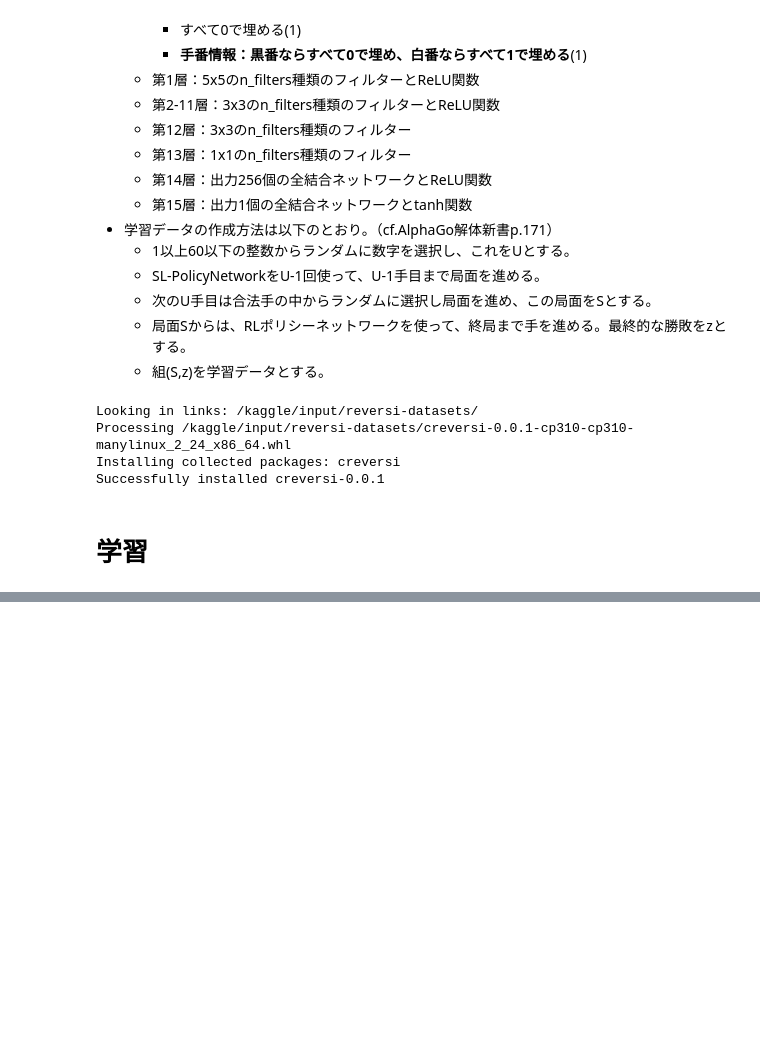
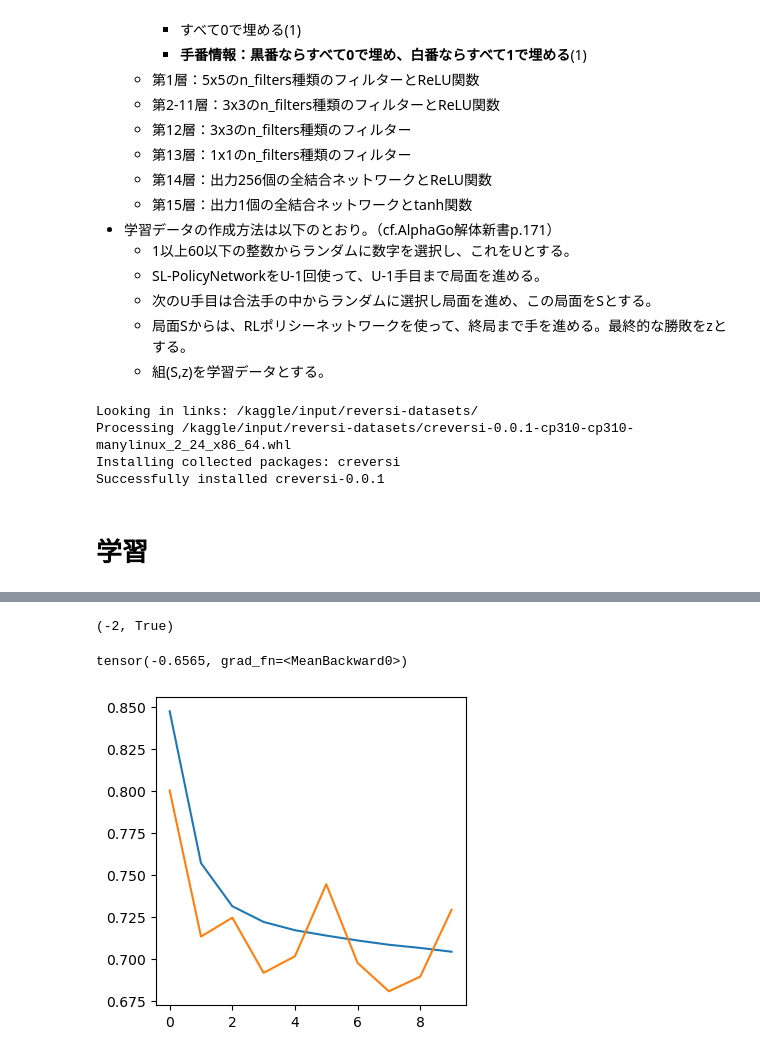
Before and after one commit to matsuda-tkm/enjoy-othello, a Jupyter notebook: 05-valuenetwork.ipynb, the cells around one changed output, grey strips where cells are left out. Saved outputs shown, nothing was run; the diff lists cells and outputs as text; code cells hidden in the pictures; blank space fills up the shorter version.

```diff
--- a/05-valuenetwork.ipynb
+++ b/05-valuenetwork.ipynb
@@ -124,24 +175,34 @@ class ValueNetwork(nn.Module):
         self.hidden_layer = nn.Sequential(
             nn.Conv2d(n_filters,n_filters,kernel_size=3,padding=1),
             nn.ReLU(),
+            nn.BatchNorm2d(n_filters),
             nn.Conv2d(n_filters,n_filters,kernel_size=3,padding=1),
             nn.ReLU(),
+            nn.BatchNorm2d(n_filters),
             nn.Conv2d(n_filters,n_filters,kernel_size=3,padding=1),
             nn.ReLU(),
+            nn.BatchNorm2d(n_filters),
             nn.Conv2d(n_filters,n_filters,kernel_size=3,padding=1),
             nn.ReLU(),
+            nn.BatchNorm2d(n_filters),
             nn.Conv2d(n_filters,n_filters,kernel_size=3,padding=1),
             nn.ReLU(),
+            nn.BatchNorm2d(n_filters),
             nn.Conv2d(n_filters,n_filters,kernel_size=3,padding=1),
             nn.ReLU(),
+            nn.BatchNorm2d(n_filters),
             nn.Conv2d(n_filters,n_filters,kernel_size=3,padding=1),
             nn.ReLU(),
+            nn.BatchNorm2d(n_filters),
             nn.Conv2d(n_filters,n_filters,kernel_size=3,padding=1),
             nn.ReLU(),
+            nn.BatchNorm2d(n_filters),
             nn.Conv2d(n_filters,n_filters,kernel_size=3,padding=1),
             nn.ReLU(),
+            nn.BatchNorm2d(n_filters),
             nn.Conv2d(n_filters,n_filters,kernel_size=3,padding=1),
             nn.ReLU(),
+            nn.BatchNorm2d(n_filters),
             nn.Conv2d(n_filters,n_filters,kernel_size=3,padding=1),
             nn.Conv2d(n_filters,n_filters,kernel_size=1,padding=1),
             nn.Flatten()
@@ -314,0 +330,21 @@ KeyboardInterrupt:
+# %%
+moves_str = "f5,d6,c7,f3,d3,c6,c5,c4,c3,e6,f4,e3,d7,b6,f6,b3,b5,g5,g4,b4,a3,h5,h4,h3,a4,a6,a2,a5,a7,e7,f8,g3,g6,f7,c2,d8,g8,b8,c8,e8,g7,h8,a8,b7,d2,e2,f1,b1,c1,e1,g2,d1,f2,h7,h6,g1,h1,h2,a1,b2"
+moves = [move_from_str(move_str) for move_str in moves_str.split(',')]
+v_list = []
+board = Board()
+for move in moves:
+    board.move(move)
+board.diff_num(), board.turn
+# %% [output]
+(-2, True)
+# %%
+model(board_to_array_aug2(board,True).to(device)).mean()
+# %% [output]
+tensor(-0.6565, grad_fn=<MeanBackward0>)
+# %%
+plt.figure(figsize=(4,4))
+plt.plot(train_loss_list, label='train')
+plt.plot(valid_loss_list, label='valid')
+plt.show()
+# %% [output]
+[figure, added]
```
Also changed, not shown: parts of 10 cells of this notebook.
